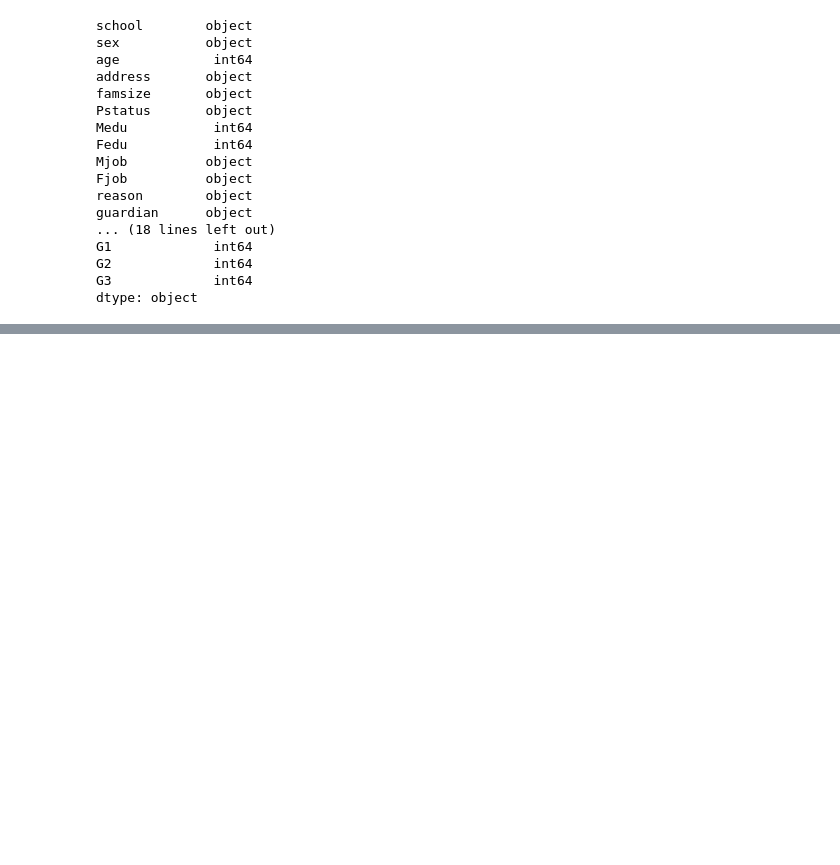
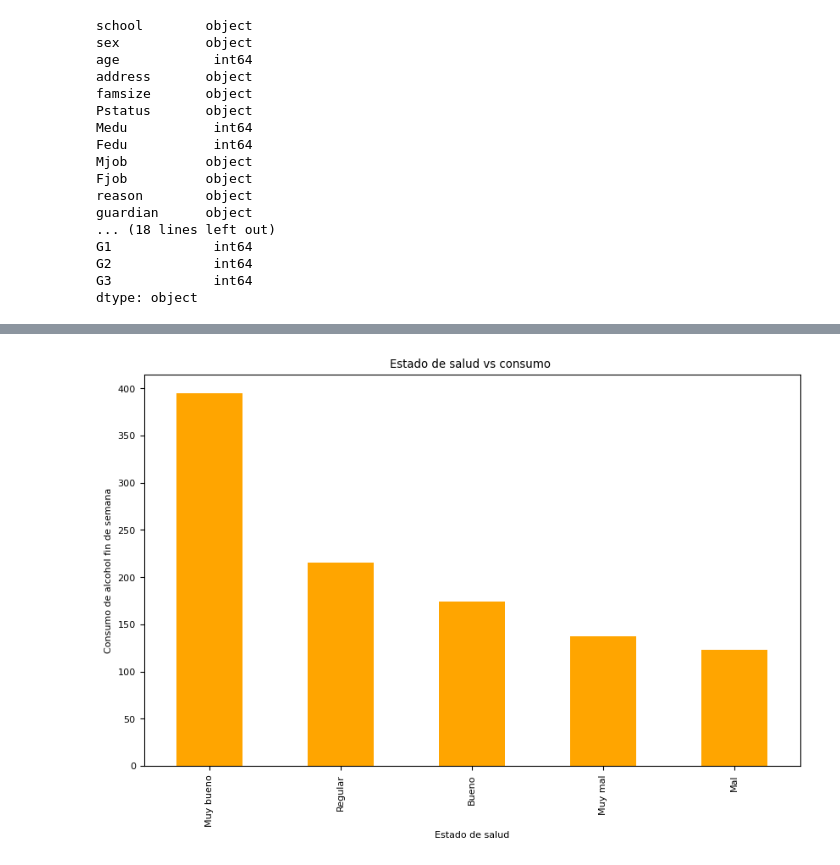
Before and after one commit to jostalpi/Actividad_Final, a Jupyter notebook: Alcohol_student.ipynb, the cells around one changed output, grey strips where cells are left out. Saved outputs shown, nothing was run; the diff lists cells and outputs as text; code cells hidden in the pictures; blank space fills up the shorter version.

```diff
--- a/Alcohol_student.ipynb
+++ b/Alcohol_student.ipynb
@@ -109,0 +176,11 @@ dtype: object
+# %%
+mapeo = {
+    1: 'Muy mal',
+    2: 'Mal',
+    3: 'Regular',
+    4: 'Bueno',
+    5: 'Muy bueno'
+}
+df4['health1'] = df4['health'].map(mapeo)
+estado_de_salud = df4.groupby('health1')['Walc'].count()
+print(estado_de_salud)
@@ -109,0 +195,12 @@ dtype: object
+# %%
+estado_de_salud = df4 ['health1'].value_counts()
+consumo = df4 ['Walc'].value_counts()
+plt.figure(figsize=(10, 6))
+plt.rc('font', size=8)
+edad_counts.plot(kind='bar', color='orange')
+plt.title('Estado de salud vs consumo ')
+plt.xlabel('Estado de salud')
+plt.ylabel('Consumo de alcohol fin de semana')
+plt.show()
+# %% [output]
+[figure, added]
```
Also changed, not shown: parts of 10 cells of this notebook.
